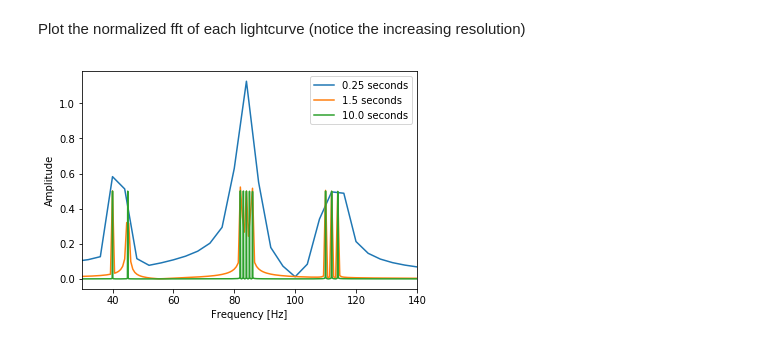
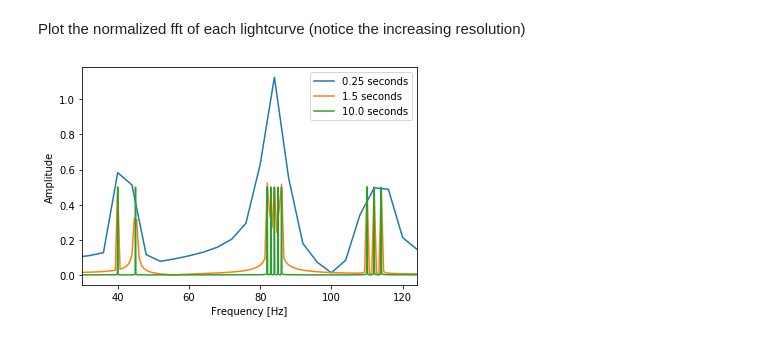
Before and after one commit to jwkern/fourier-transform, a Jupyter notebook: FT.ipynb, the cells around one changed output. Saved outputs shown, nothing was run; the diff lists cells and outputs as text; code cells hidden in the pictures.

```diff
--- a/FT.ipynb
+++ b/FT.ipynb
@@ -29,0 +26,6 @@ s2 = np.sin(Hz01 * 2 * np.pi * t2) + np.sin(Hz02 * 2 * np.pi * t2) + np.sin(Hz03
+# %%
+s = {}
+for d in dt:
+    s[d] = np.zeros(t[d].shape[0])
+    for H in Hz:
+        s[d] = np.add(s[d], np.sin(H * 2. * np.pi * t[d]))
@@ -29,0 +34,7 @@ s2 = np.sin(Hz01 * 2 * np.pi * t2) + np.sin(Hz02 * 2 * np.pi * t2) + np.sin(Hz03
+# %%
+plt.ylabel("Amplitude")
+plt.xlabel("Time [s]")
+for key in reversed(sorted(s.keys())):
+    plt.plot(t[key], s[key], label = str(key) + ' seconds')
+plt.legend (loc='upper right')
+plt.show()
@@ -30,15 +43,2 @@ s2 = np.sin(Hz01 * 2 * np.pi * t2) + np.sin(Hz02 * 2 * np.pi * t2) + np.sin(Hz03
 # %% [markdown]
 Compute fourier transforms of the lightcurves, each with their own unique size and cutoff frequency
-# %%
-fft = np.fft.fft(s)
-T = t[1] - t[0]  #cadence
-N = s.size
-f = np.linspace(0, 1 / T, N) #1/T cutoff frequency
-fft1 = np.fft.fft(s1)
-T1 = t1[1] - t1[0]  #cadence
-N1 = s1.size
-f1 = np.linspace(0, 1 / T1, N1) #1/T cutoff frequency
-fft2 = np.fft.fft(s2)
-T2 = t2[1] - t2[0]  #cadence
-N2 = s2.size
-f2 = np.linspace(0, 1 / T2, N2) #1/T cutoff frequency
@@ -57,14 +45,21 @@ plt.show()
+# %%
+f = {}
+fft = {}
+N = {}
+for key in s:
+    T = t[key][1] - t[key][0]
+    N[key] = s[key].shape[0]
+    f[key] = np.linspace(0, 1 / T, N[key])
+    fft[key] = np.fft.fft(s[key])
 # %% [markdown]
 Plot the normalized fft of each lightcurve (notice the increasing resolution)
 # %%
 plt.ylabel("Amplitude")
 plt.xlabel("Frequency [Hz]")
-plt.xlim (30, 140)
-#plt.ylim (0, 1.4)
-plt.plot(f[:N // 2], np.abs(fft)[:N // 2]*1/N, label = '0.25 seconds')
-plt.plot(f1[:N1 // 2], np.abs(fft1)[:N1 // 2]*1/N1, label = '1.5 seconds')
-plt.plot(f2[:N2 // 2], np.abs(fft2)[:N2 // 2]*1/N2, label = '10.0 seconds')
+plt.xlim(min(Hz) - 10, max(Hz) + 10)
+for key in sorted(s.keys()):
+    plt.plot(f[key][:N[key] // 2], np.abs(fft[key])[:N[key] // 2]*1/N[key], label = str(key) + ' seconds')
 plt.legend (loc='upper right')
 plt.show()
 # %% [output]
-[figure, old version]
+[figure, new version]
```
Also changed, not shown: parts of 17 cells of this notebook.
